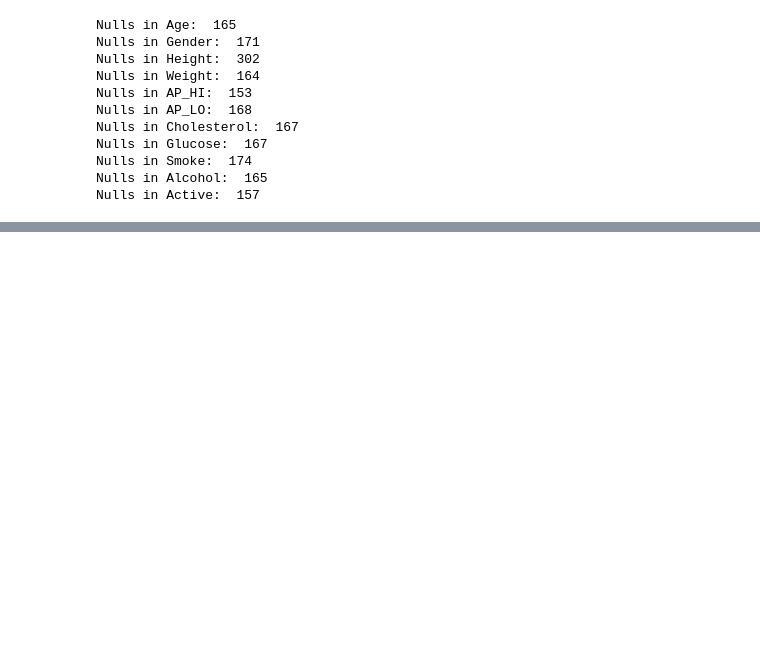
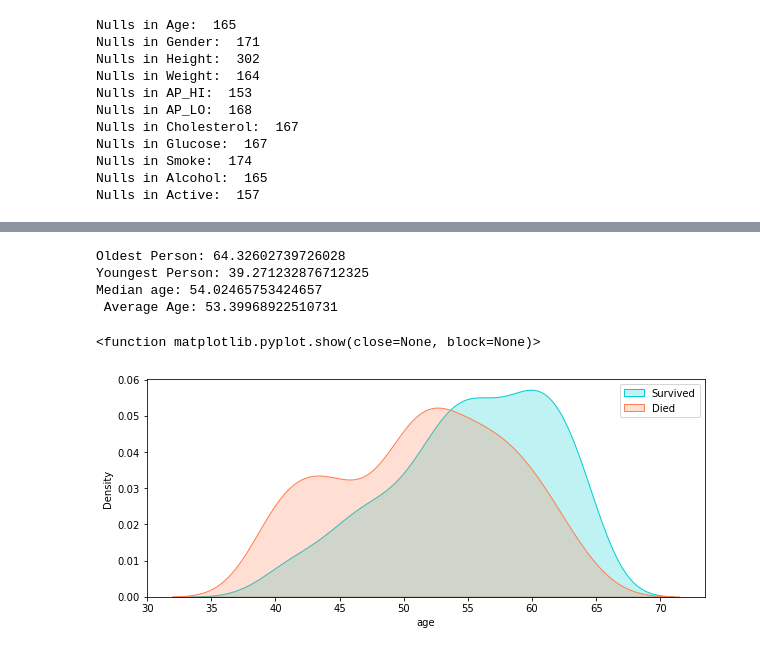
Before and after one commit to PrabjyotObhi/CMPE257, a Jupyter notebook: Lab_1/PartOne/part_one_lab.ipynb, the cells around one changed output, grey strips where cells are left out. Cells and saved outputs as stored; diff of their text form; code cells hidden in the pictures; blank space fills up the shorter version.

```diff
--- a/Lab_1/PartOne/part_one_lab.ipynb
+++ b/Lab_1/PartOne/part_one_lab.ipynb
@@ -102,0 +41,5 @@ cardio_train_data_set.info
+# %%
+#Dealing with the three most glaring issues I noticed above
+cardio_train_data_set.loc[cardio_train_data_set['ap_hi'] == 12,  'ap_hi'] = 120
+cardio_train_data_set.loc[cardio_train_data_set['ap_lo'] > 200, 'ap_lo'] = 100
+cardio_train_data_set["age"] = cardio_train_data_set["age"]/365
@@ -103,3 +93,7 @@ cardio_train_data_set.info
+# %%
+cardio_train_data_set.gluc = cardio_train_data_set.gluc.map({'Normal':1, 'Above Normal':2, "High":3})
+cardio_train_data_set.gender = cardio_train_data_set.gender.map({'Men':0, 'Women':1})
+cardio_train_data_set.cholesterol = cardio_train_data_set.cholesterol.map({'Normal':1, 'Above Normal':2, "High":3})
 # %%
 def get_nulls(column_in_question):
     count_of_nulls = 0
@@ -501,0 +163,44 @@ cardio_train_data_set
+# %%
+oldest_person_idx = 0
+youngest_person_idx = 0
+for i in range(0, len(cardio_train_data_set["age"])):
+    if cardio_train_data_set["age"][i] > cardio_train_data_set["age"][oldest_person_idx]:
+        oldest_person_idx = i
+
+for i in range(0, len(cardio_train_data_set["age"])):
+    if cardio_train_data_set["age"][i] < cardio_train_data_set["age"][youngest_person_idx]:
+        youngest_person_idx = i
+
+print("Oldest Person:", cardio_train_data_set["age"][oldest_person_idx])
+print("Youngest Person:", cardio_train_data_set["age"][youngest_person_idx])
+
+
+median = cardio_train_data_set.median(axis = 0)
+mean = cardio_train_data_set.mean(axis = 0)
+print("Median age:",median["age"],"\n","Average Age:", mean["age"], "\n")
+# %% [output]
+Oldest Person: 64.32602739726028
+Youngest Person: 39.271232876712325
+Median age: 54.02465753424657
+ Average Age: 53.39968922510731
+# %%
+#age vs cardio
+
+plt.figure(figsize = (10,4))
+
+sns.kdeplot(
+    cardio_train_data_set.age[cardio_train_data_set["cardio"] == 1],
+    color = "darkturquoise",
+    shade = True
+)
+sns.kdeplot(
+    cardio_train_data_set.age[cardio_train_data_set["cardio"] == 0],
+    color = "coral",
+    shade = True
+)
+
+plt.legend(["Survived", "Died"])
+plt.show
+# %% [output]
+<function matplotlib.pyplot.show(close=None, block=None)>
+[figure, added]
```
Also changed, not shown: parts of 61 cells of this notebook, 7 other files.
